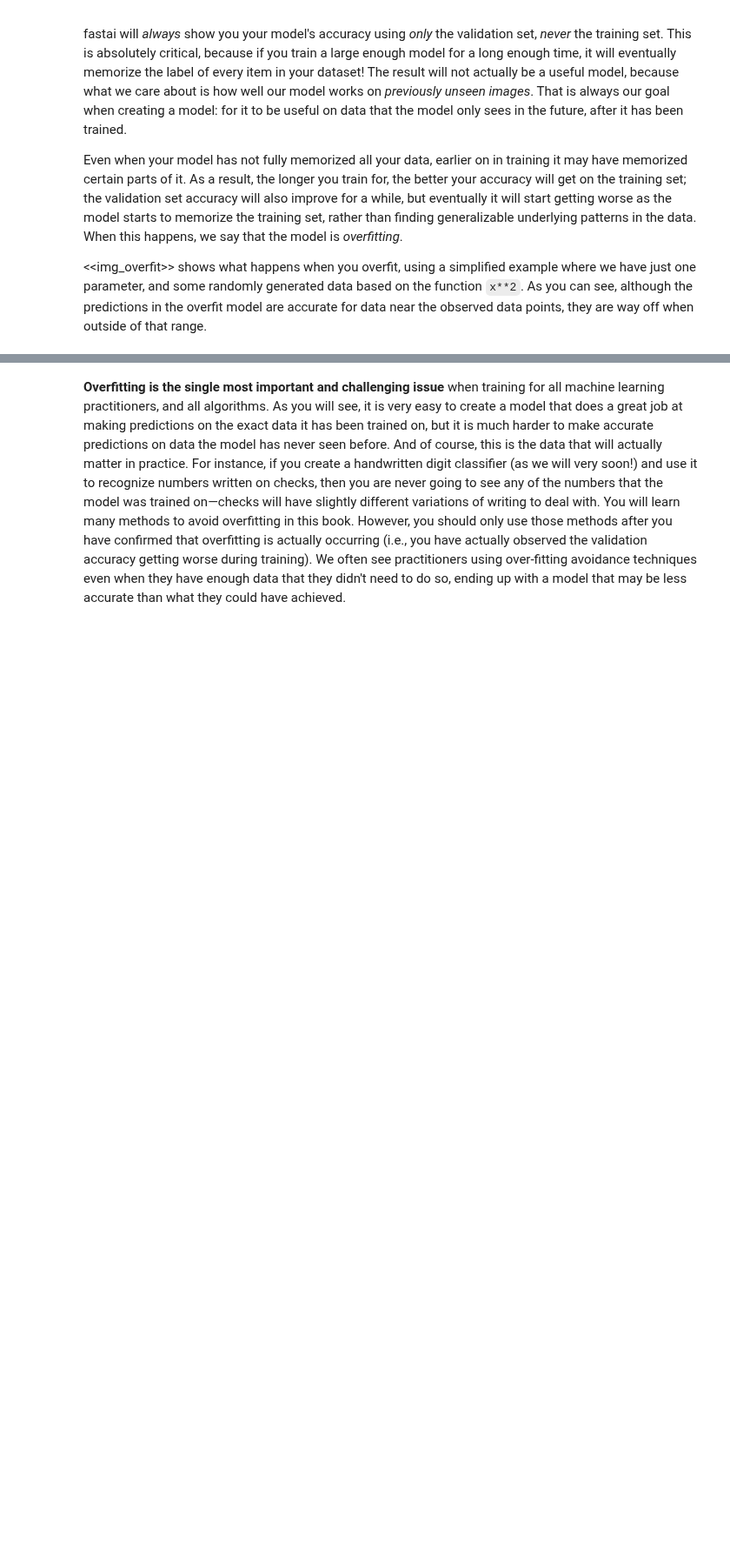
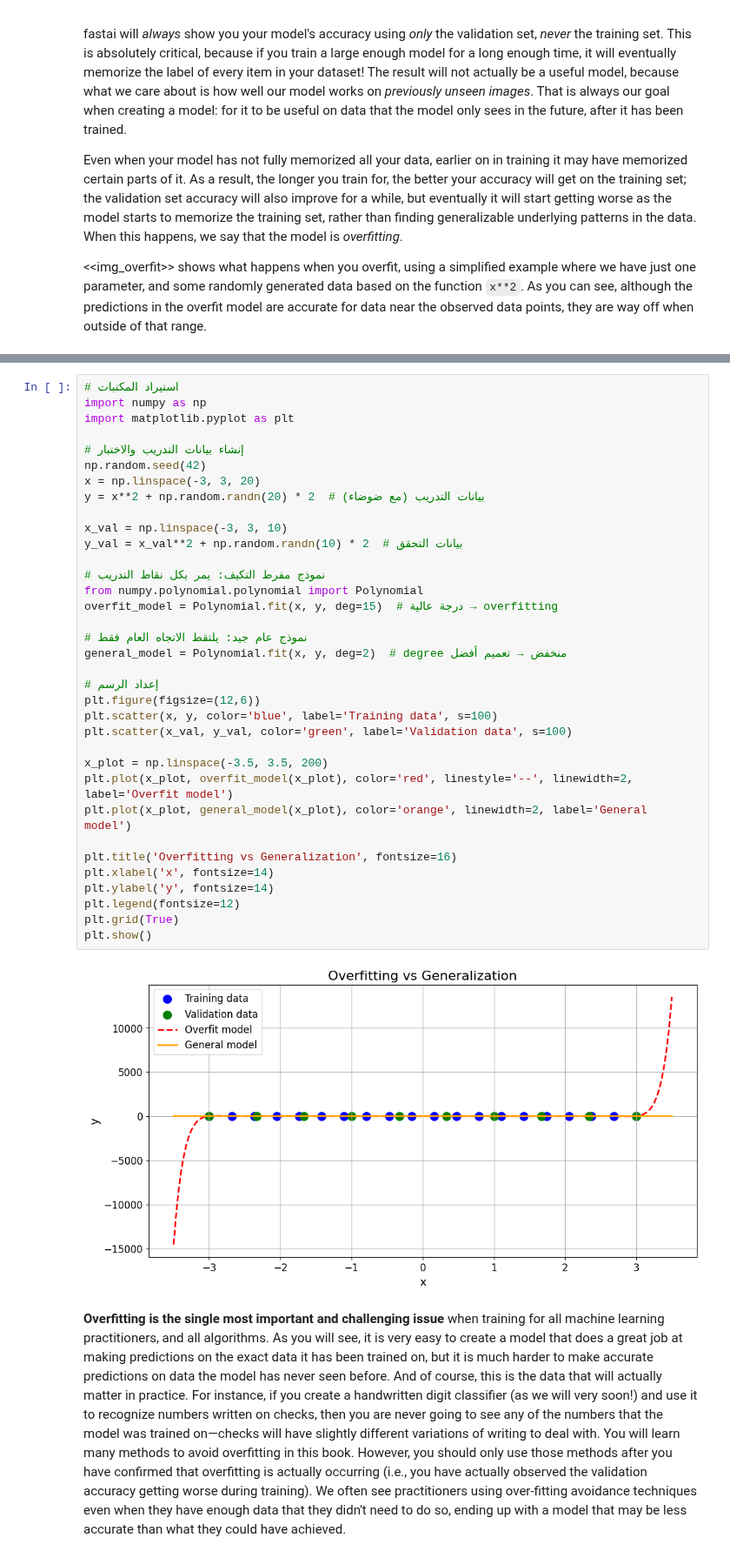
Before and after one commit to HudhaifaGburi2/FastAI, a Jupyter notebook: 01_intro.ipynb, the cells around one changed output, grey strips where cells are left out. Shown at 87% size. Drawn from its saved outputs; the diff is of its cells as text; blank space fills up the shorter version.

```diff
--- a/01_intro.ipynb
+++ b/01_intro.ipynb
@@ -559,6 +562,43 @@ Even when your model has not fully memorized all your data, earlier on in traini
 <<img_overfit>> shows what happens when you overfit, using a simplified example where we have just one parameter, and some randomly generated data based on the function `x**2`. As you can see, although the predictions in the overfit model are accurate for data near the observed data points, they are way off when outside of that range.
 # %% [markdown]
 <img src="https://github.com/fastai/fastbook/blob/master/images/att_00000.png?raw=1" alt="Example of overfitting" caption="Example of overfitting" id="img_overfit" width="700">
+# %%
+# استيراد المكتبات
+import numpy as np
+import matplotlib.pyplot as plt
+
+# إنشاء بيانات التدريب والاختبار
+np.random.seed(42)
+x = np.linspace(-3, 3, 20)
+y = x**2 + np.random.randn(20) * 2  # بيانات التدريب (مع ضوضاء)
+
+x_val = np.linspace(-3, 3, 10)
+y_val = x_val**2 + np.random.randn(10) * 2  # بيانات التحقق
+
+# نموذج مفرط التكيف: يمر بكل نقاط التدريب
+from numpy.polynomial.polynomial import Polynomial
+overfit_model = Polynomial.fit(x, y, deg=15)  # درجة عالية → overfitting
+
+# نموذج عام جيد: يلتقط الاتجاه العام فقط
+general_model = Polynomial.fit(x, y, deg=2)  # degree منخفض → تعميم أفضل
+
+# إعداد الرسم
+plt.figure(figsize=(12,6))
+plt.scatter(x, y, color='blue', label='Training data', s=100)
+plt.scatter(x_val, y_val, color='green', label='Validation data', s=100)
+
+x_plot = np.linspace(-3.5, 3.5, 200)
+plt.plot(x_plot, overfit_model(x_plot), color='red', linestyle='--', linewidth=2, label='Overfit model')
+plt.plot(x_plot, general_model(x_plot), color='orange', linewidth=2, label='General model')
+
+plt.title('Overfitting vs Generalization', fontsize=16)
+plt.xlabel('x', fontsize=14)
+plt.ylabel('y', fontsize=14)
+plt.legend(fontsize=12)
+plt.grid(True)
+plt.show()
+# %% [output]
+[figure, added]
 # %% [markdown]
 **Overfitting is the single most important and challenging issue** when training for all machine learning practitioners, and all algorithms. As you will see, it is very easy to create a model that does a great job at making predictions on the exact data it has been trained on, but it is much harder to make accurate predictions on data the model has never seen before. And of course, this is the data that will actually matter in practice. For instance, if you create a handwritten digit classifier (as we will very soon!) and use it to recognize numbers written on checks, then you are never going to see any of the numbers that the model was trained on—checks will have slightly different variations of writing to deal with. You will learn many methods to avoid overfitting in this book. However, you should only use those methods after you have confirmed that overfitting is actually occurring (i.e., you have actually observed the validation accuracy getting worse during training). We often see practitioners using over-fitting avoidance techniques even when they have enough data that they didn't need to do so, ending up with a model that may be less accurate than what they could have achieved.
 # %% [markdown]
```
Also changed, not shown: parts of 13 cells of this notebook.
